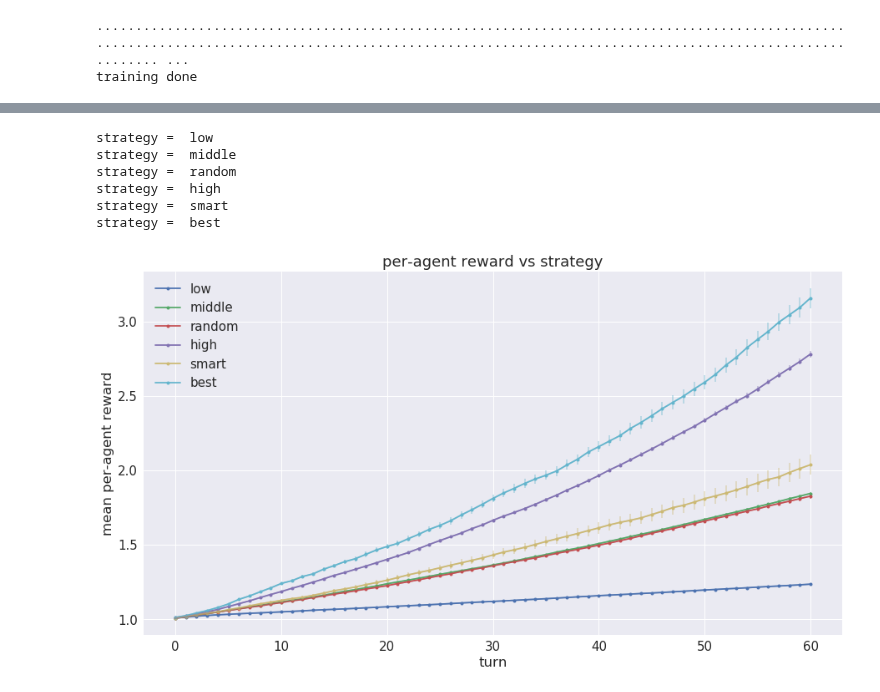
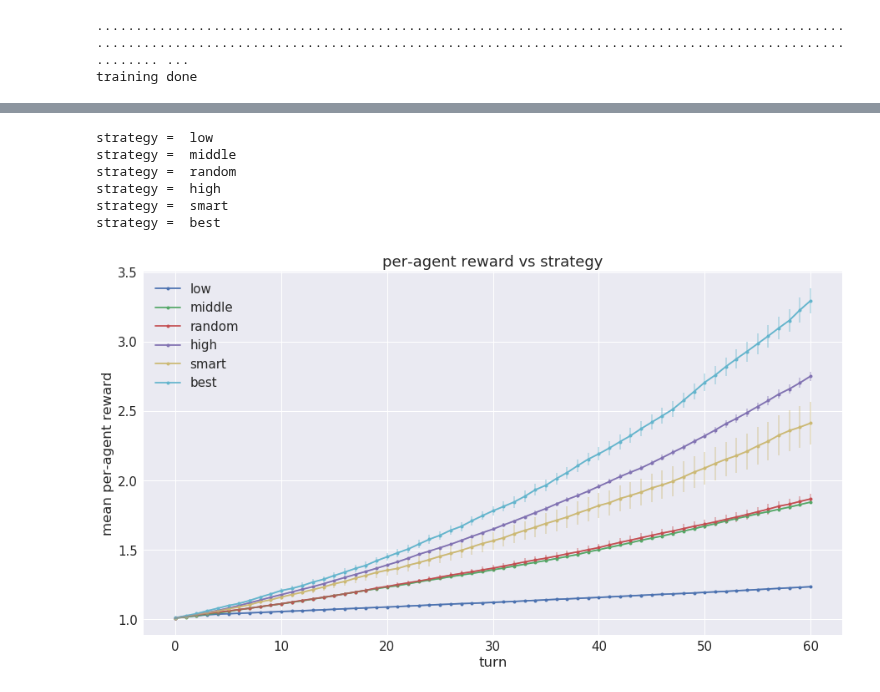
Before and after one commit to joehahn/multi-agent-explore, a Jupyter notebook: multi_agent.ipynb, the cells around one changed output, grey strips where cells are left out. Cells and saved outputs as stored; diff of their text form; code cells hidden in the pictures.

```diff
--- a/multi_agent.ipynb
+++ b/multi_agent.ipynb
@@ -318,7 +308,7 @@ number of memories =  15250
 state_vector = state2vector(state, environment)
 N_inputs = state_vector.shape[1]
 N_outputs = N_buckets
-N_neurons = 3*N_buckets
+N_neurons = 5*N_buckets
 model = mlp_model(N_inputs, N_neurons, N_outputs)
 print 'N_agents = ', N_agents
 print 'N_buckets = ', N_buckets
@@ -453,6 +446,6 @@ hot 0
 # %%
 #play 30 games using various strategies and plot outcomes
-N_games = 30
+N_games = 10
 strategies = ['low', 'middle', 'random', 'high', 'smart', 'best']
 reward_histories = pd.DataFrame()
 for strategy in strategies:
@@ -460,34 +453,34 @@ for strategy in strategies:
     for game in range(N_games):
         memories = play_game(environment, strategy, model=model)
         reward_history = memories2timeseries(memories, environment)
         reward_history['strategy'] = strategy
         reward_history['game'] = game
         reward_histories = reward_histories.append(reward_history)
 game_stats = reward_histories.groupby(['strategy', 'turn'], as_index=False)['reward'].agg(['mean', 'std'])
 game_stats['std'] /= np.sqrt(N_games - 1)
 fig, ax = plt.subplots(1,1, figsize=(15, 8))
 p = ax.set_title('per-agent reward vs strategy')
 p = ax.set_xlabel('turn')
 p = ax.set_ylabel('mean per-agent reward')
 for strategy in strategies:
     reward = game_stats['mean'][strategy]
     std = game_stats['std'][strategy]
     std /= N_agents
     reward /= N_agents
     xp = reward.index
     yp = reward.values
     err = std.values
     p = ax.plot(xp, yp, label=strategy, markersize=4, marker='o')
     ax.errorbar(xp, yp, yerr=std, alpha=0.4, color=p[0].get_color())
 p = ax.legend()
 # %% [output]
 strategy =  low
 strategy =  middle
 strategy =  random
 strategy =  high
 strategy =  smart
 strategy =  best
-[figure, old version]
+[figure, new version]
 # %%
 #done! 6min on aws 4 min on laptop
 time_stop = time.time()
```
Also changed, not shown: parts of 20 cells of this notebook, 1 other file.
